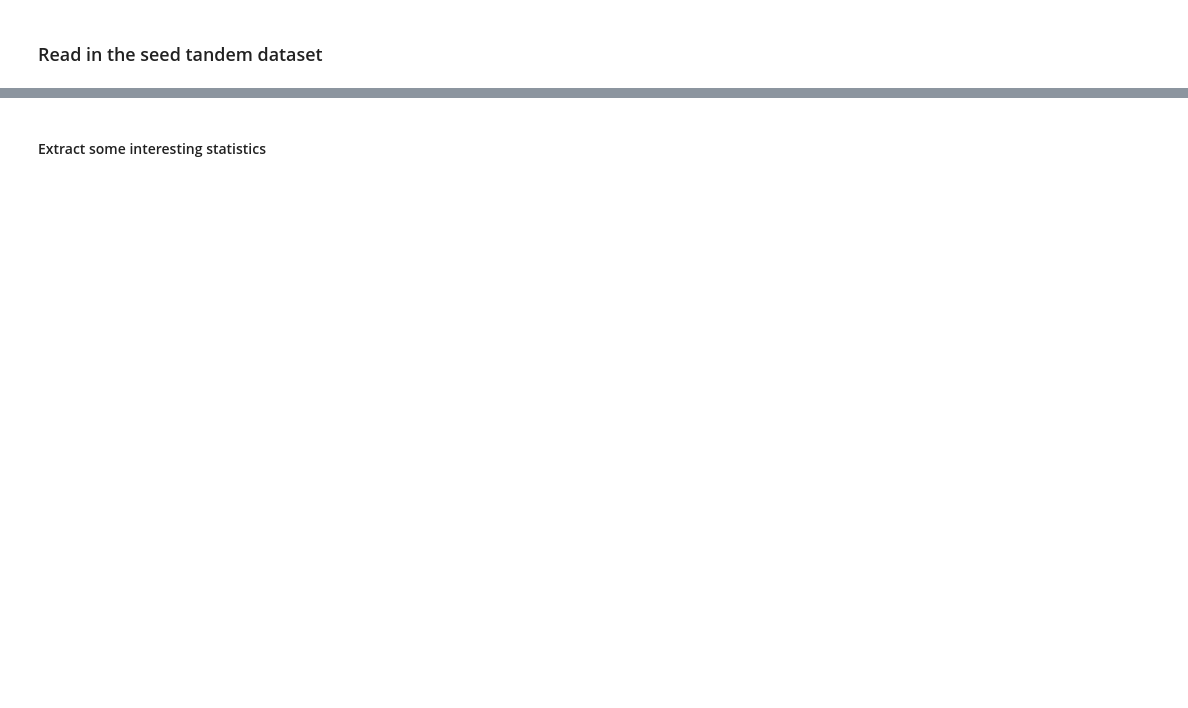
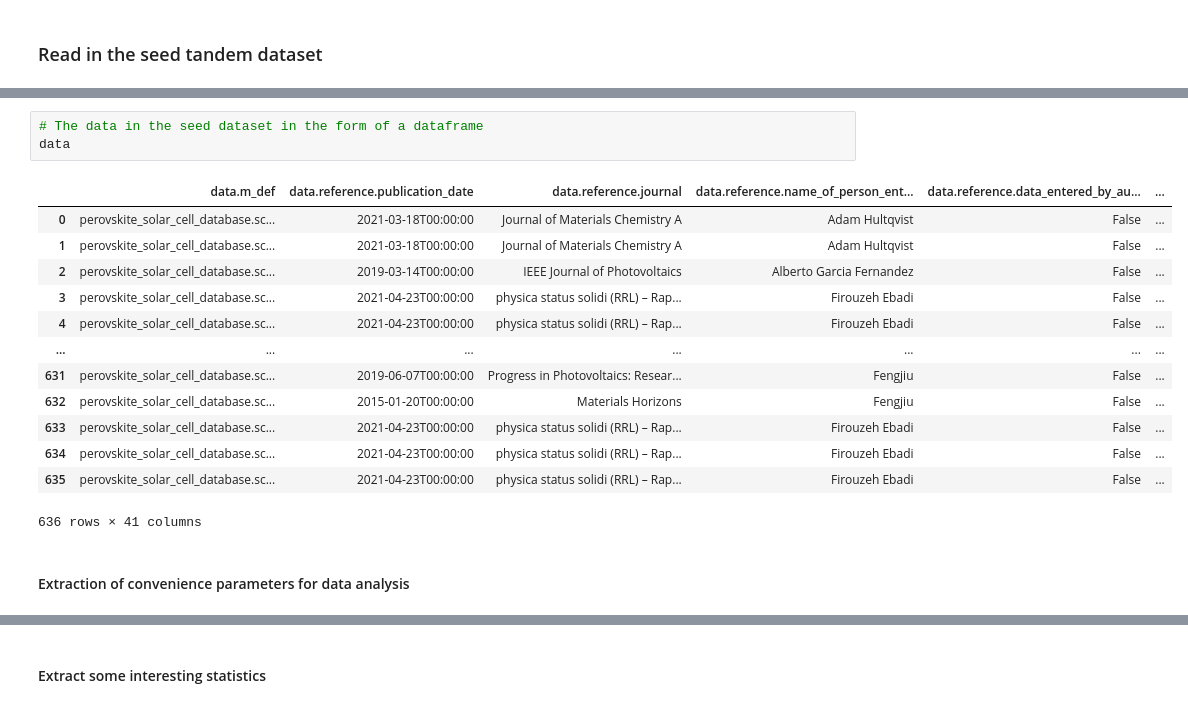
Before and after one commit to Jesperkemist/PerovskiteTandemDatabase, a Jupyter notebook: analyse_seed_dataset.ipynb, the cells around one changed output, grey strips where cells are left out. Drawn from its saved outputs; the diff is of its cells as text; blank space fills up the shorter version.

```diff
--- a/analyse_seed_dataset.ipynb
+++ b/analyse_seed_dataset.ipynb
@@ -27,0 +63,19 @@ ModuleNotFoundError: No module named 'holoviews'
+# %%
+# The data in the seed dataset in the form of a dataframe
+data
+# %% [output]
+|  | data.m_def | data.reference.publication_date | data.reference.journal | data.reference.name_of_person_ent... | data.reference.data_entered_by_au... | ... |
+| 0 | perovskite_solar_cell_database.sc... | 2021-03-18T00:00:00 | Journal of Materials Chemistry A | Adam Hultqvist | False | ... |
+| 1 | perovskite_solar_cell_database.sc... | 2021-03-18T00:00:00 | Journal of Materials Chemistry A | Adam Hultqvist | False | ... |
+| 2 | perovskite_solar_cell_database.sc... | 2019-03-14T00:00:00 | IEEE Journal of Photovoltaics | Alberto Garcia Fernandez | False | ... |
+| 3 | perovskite_solar_cell_database.sc... | 2021-04-23T00:00:00 | physica status solidi (RRL) – Rap... | Firouzeh Ebadi | False | ... |
+| 4 | perovskite_solar_cell_database.sc... | 2021-04-23T00:00:00 | physica status solidi (RRL) – Rap... | Firouzeh Ebadi | False | ... |
+| ... | ... | ... | ... | ... | ... | ... |
+| 631 | perovskite_solar_cell_database.sc... | 2019-06-07T00:00:00 | Progress in Photovoltaics: Resear... | Fengjiu | False | ... |
+| 632 | perovskite_solar_cell_database.sc... | 2015-01-20T00:00:00 | Materials Horizons | Fengjiu | False | ... |
+| 633 | perovskite_solar_cell_database.sc... | 2021-04-23T00:00:00 | physica status solidi (RRL) – Rap... | Firouzeh Ebadi | False | ... |
+| 634 | perovskite_solar_cell_database.sc... | 2021-04-23T00:00:00 | physica status solidi (RRL) – Rap... | Firouzeh Ebadi | False | ... |
+| 635 | perovskite_solar_cell_database.sc... | 2021-04-23T00:00:00 | physica status solidi (RRL) – Rap... | Firouzeh Ebadi | False | ... |
+636 rows × 41 columns
+# %% [markdown]
+#### Extraction of convenience parameters for data analysis
```
Also changed, not shown: parts of 15 cells of this notebook.
